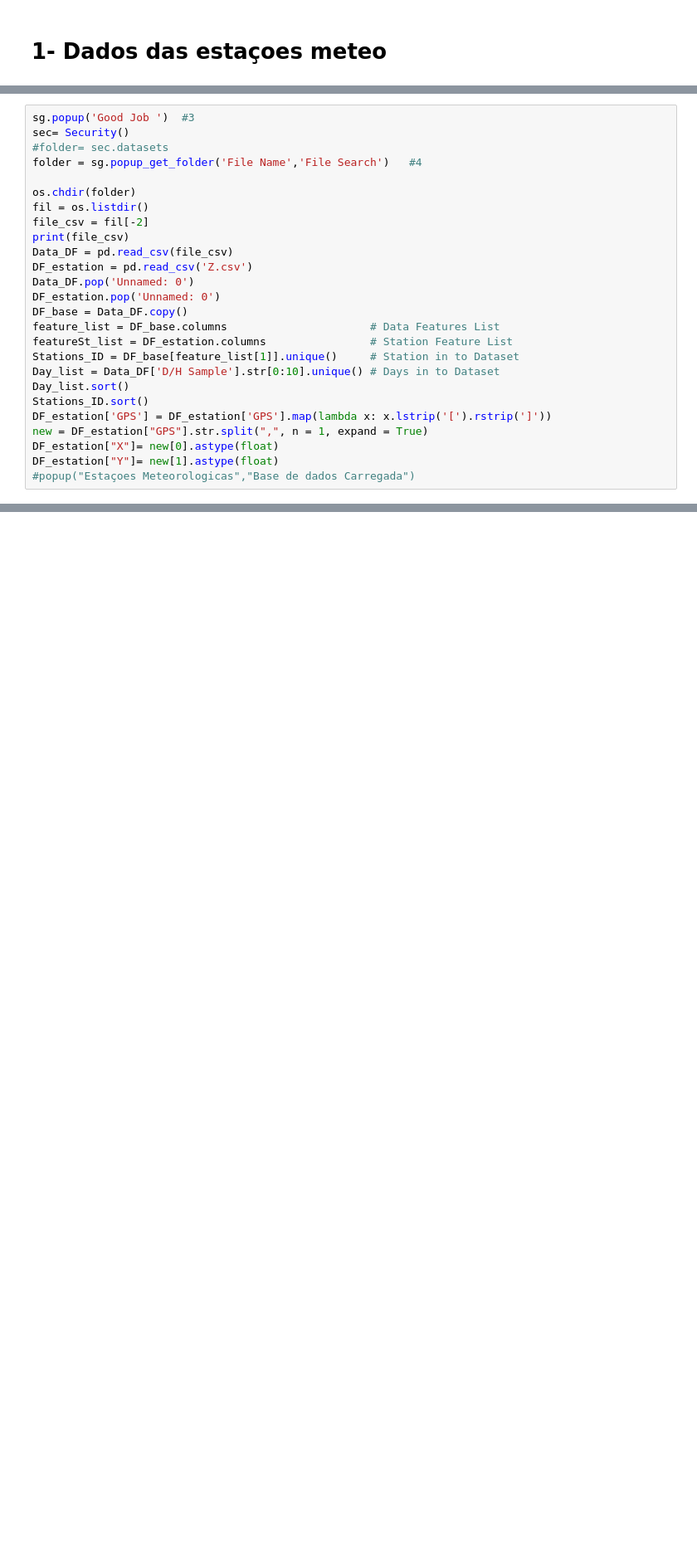
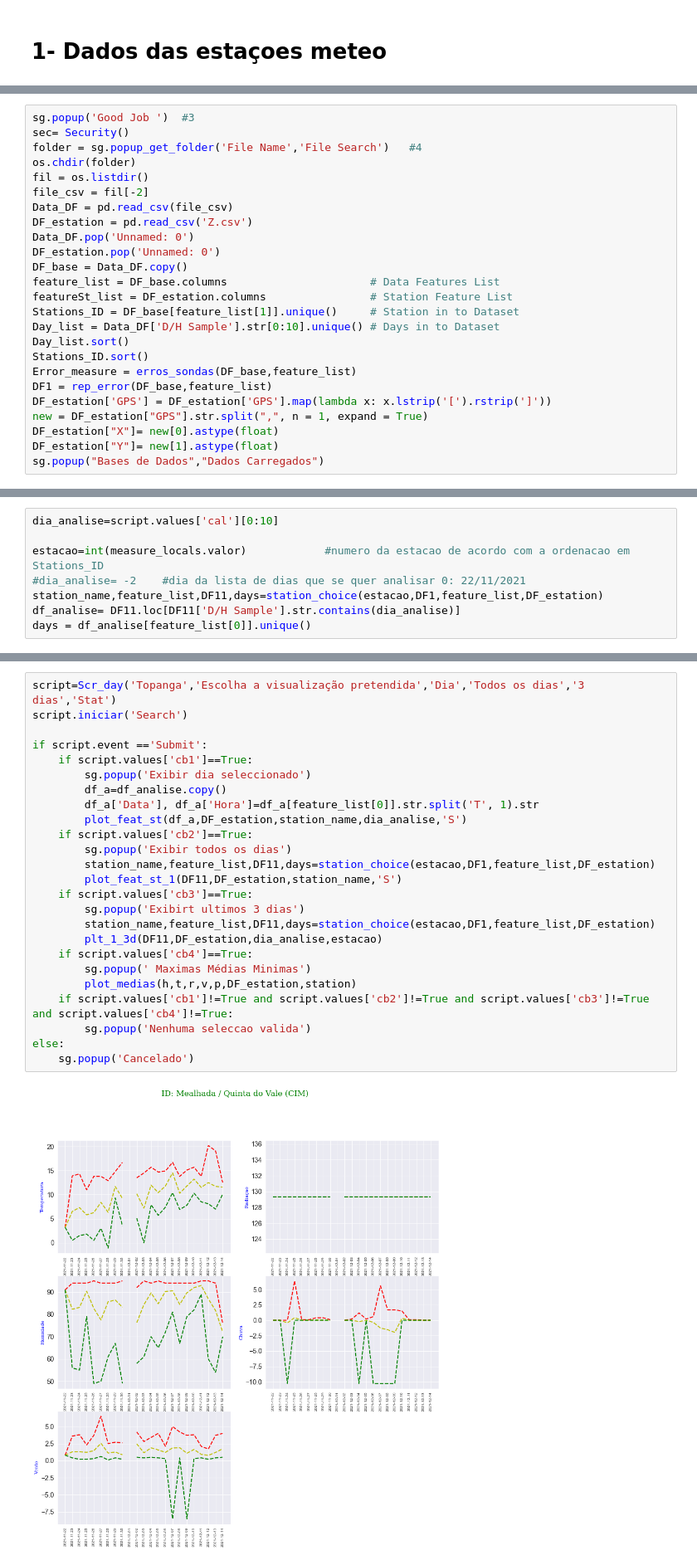
Before and after one commit to Bruno-H-Neves/Script, a Jupyter notebook: teste de programa.ipynb, the cells around one changed output, grey strips where cells are left out. Shown at 83% size. Saved outputs shown, nothing was run; the diff lists cells and outputs as text; blank space fills up the shorter version.

```diff
--- a/teste de programa.ipynb
+++ b/teste de programa.ipynb
@@ -18,13 +183,10 @@ warnings.filterwarnings('ignore')
 # %%
 sg.popup('Good Job ')  #3
 sec= Security()
-#folder= sec.datasets
 folder = sg.popup_get_folder('File Name','File Search')   #4
-
 os.chdir(folder)
 fil = os.listdir()
 file_csv = fil[-2]
-print(file_csv)
 Data_DF = pd.read_csv(file_csv)
 DF_estation = pd.read_csv('Z.csv')
 Data_DF.pop('Unnamed: 0')
@@ -36,9 +198,11 @@ Stations_ID = DF_base[feature_list[1]].unique()     # Station in to Dataset
 Day_list = Data_DF['D/H Sample'].str[0:10].unique() # Days in to Dataset
 Day_list.sort()
 Stations_ID.sort()
+Error_measure = erros_sondas(DF_base,feature_list)
+DF1 = rep_error(DF_base,feature_list)
 DF_estation['GPS'] = DF_estation['GPS'].map(lambda x: x.lstrip('[').rstrip(']'))
 new = DF_estation["GPS"].str.split(",", n = 1, expand = True)
 DF_estation["X"]= new[0].astype(float)
 DF_estation["Y"]= new[1].astype(float)
-#popup("Estaçoes Meteorologicas","Base de dados Carregada")
+sg.popup("Bases de Dados","Dados Carregados")
 # %% [output]
@@ -117,0 +232,8 @@ def script_label(title,text):
+# %%
+dia_analise=script.values['cal'][0:10]
+
+estacao=int(measure_locals.valor)            #numero da estacao de acordo com a ordenacao em Stations_ID
+#dia_analise= -2    #dia da lista de dias que se quer analisar 0: 22/11/2021
+station_name,feature_list,DF11,days=station_choice(estacao,DF1,feature_list,DF_estation)
+df_analise= DF11.loc[DF11['D/H Sample'].str.contains(dia_analise)]
+days = df_analise[feature_list[0]].unique()
@@ -117,0 +524,27 @@ def script_label(title,text):
+# %%
+script=Scr_day('Topanga','Escolha a visualização pretendida','Dia','Todos os dias','3 dias','Stat')
+script.iniciar('Search')
+
+if script.event =='Submit':
+    if script.values['cb1']==True:
+        sg.popup('Exibir dia seleccionado')
+        df_a=df_analise.copy()
+        df_a['Data'], df_a['Hora']=df_a[feature_list[0]].str.split('T', 1).str
+        plot_feat_st(df_a,DF_estation,station_name,dia_analise,'S')
+    if script.values['cb2']==True:
+        sg.popup('Exibir todos os dias')
+        station_name,feature_list,DF11,days=station_choice(estacao,DF1,feature_list,DF_estation)
+        plot_feat_st_1(DF11,DF_estation,station_name,'S')
+    if script.values['cb3']==True:
+        sg.popup('Exibirt ultimos 3 dias')
+        station_name,feature_list,DF11,days=station_choice(estacao,DF1,feature_list,DF_estation)
+        plt_1_3d(DF11,DF_estation,dia_analise,estacao)
+    if script.values['cb4']==True:
+        sg.popup(' Maximas Médias Minimas')
+        plot_medias(h,t,r,v,p,DF_estation,station)
+    if script.values['cb1']!=True and script.values['cb2']!=True and script.values['cb3']!=True and script.values['cb4']!=True:
+        sg.popup('Nenhuma seleccao valida')
+else:
+    sg.popup('Cancelado')
+# %% [output]
+[figure, added]
```
Also changed, not shown: parts of 14 cells of this notebook, 1 other file.
